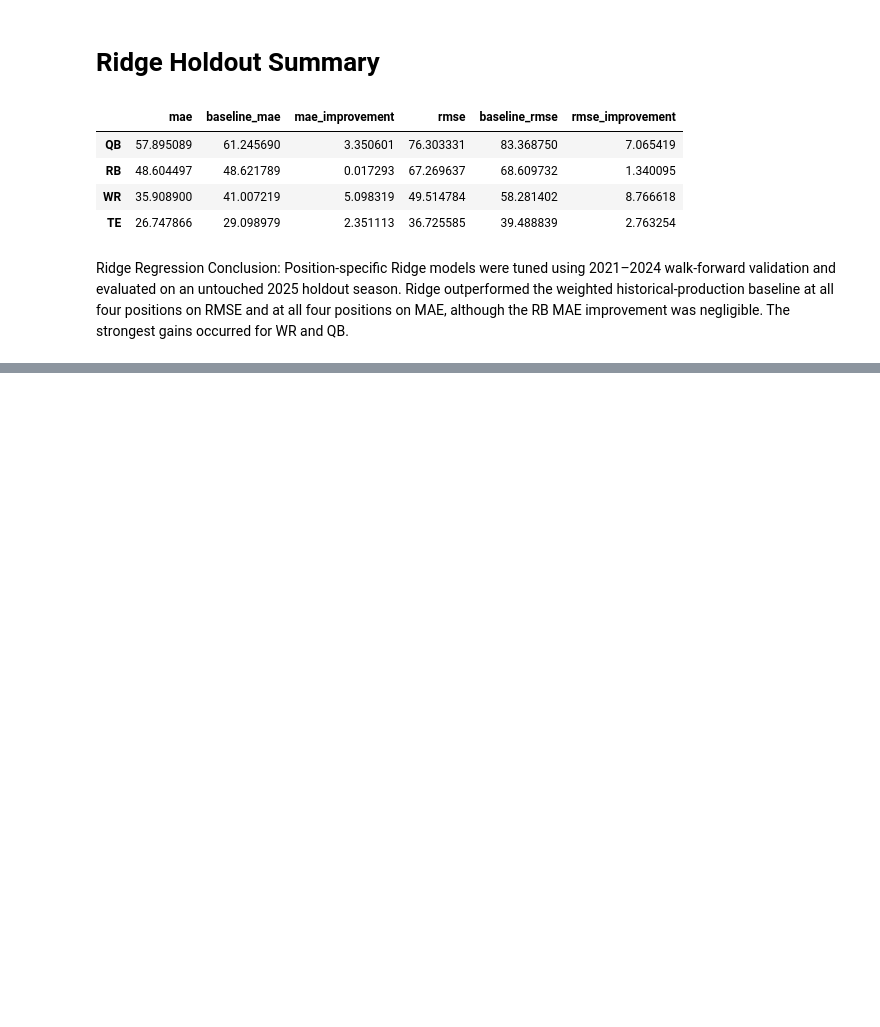
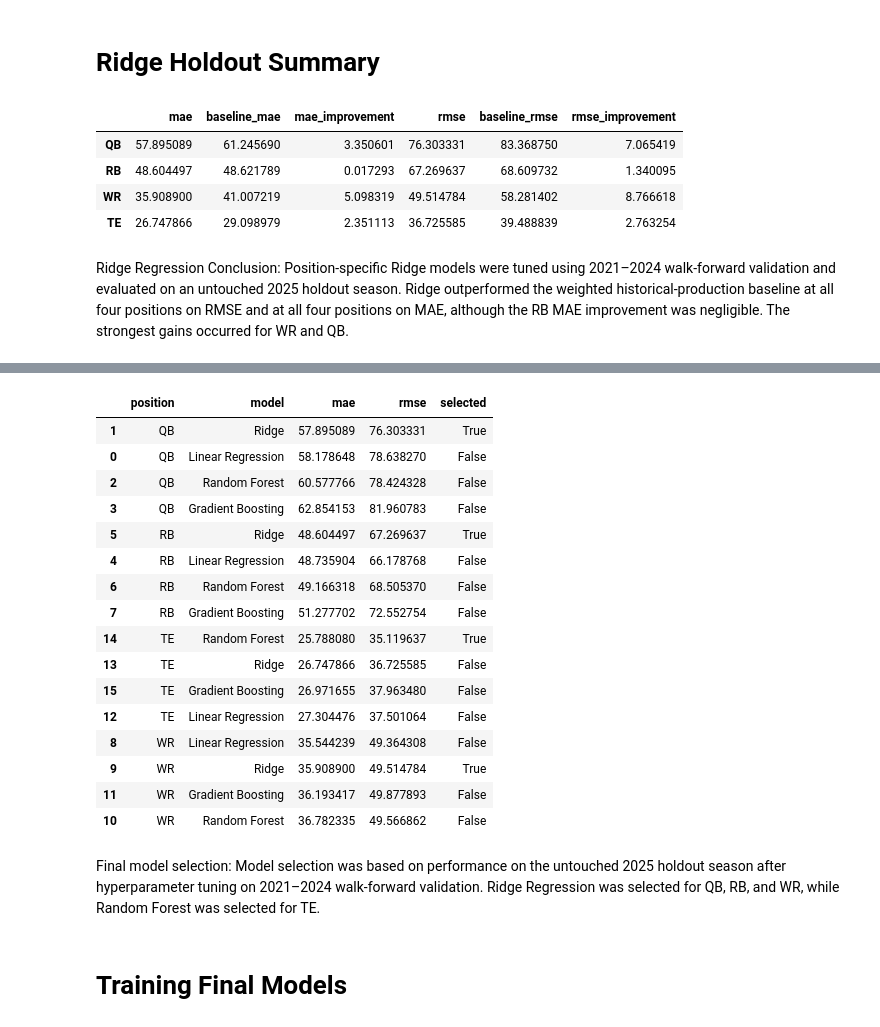
Before and after one commit to thjquinn/fantasy-football-projection-model, a Jupyter notebook: notebooks/05_modeling.ipynb, the cells around one changed output, grey strips where cells are left out. Drawn from its saved outputs; the diff is of its cells as text; code cells hidden in the pictures; blank space fills up the shorter version.

```diff
--- a/notebooks/05_modeling.ipynb
+++ b/notebooks/05_modeling.ipynb
@@ -1065,0 +1725,13 @@ Ridge Regression Conclusion: Position-specific Ridge models were tuned using 202
+# %%
+te_gb_2025 = evaluate_gradient_boosting(
+    te_df,
+    te_features,
+    target,
+    [2025],
+    n_estimators=100,
+    learning_rate=0.05,
+    max_depth=3,
+    min_samples_leaf=5
+)
+
+te_gb_2025
@@ -1065,0 +1743,5 @@ Ridge Regression Conclusion: Position-specific Ridge models were tuned using 202
+# %%
+qb_linear_2025 = qb_results[qb_results["season"] == 2025]
+rb_linear_2025 = rb_results[rb_results["season"] == 2025]
+wr_linear_2025 = wr_results[wr_results["season"] == 2025]
+te_linear_2025 = te_results[te_results["season"] == 2025]
@@ -1065,0 +1876,37 @@ Ridge Regression Conclusion: Position-specific Ridge models were tuned using 202
+# %%
+selected_models = {
+    "QB": "Ridge",
+    "RB": "Ridge",
+    "WR": "Ridge",
+    "TE": "Random Forest"
+}
+# %%
+final_model_comparison["selected"] = (
+    final_model_comparison.apply(
+        lambda row:
+        row["model"] == selected_models[row["position"]],
+        axis=1
+    )
+)
+
+final_model_comparison.sort_values(
+    ["position", "mae"]
+)
+# %% [output]
+|  | position | model | mae | rmse | selected |
+| 1 | QB | Ridge | 57.895089 | 76.303331 | True |
+| 0 | QB | Linear Regression | 58.178648 | 78.638270 | False |
+| 2 | QB | Random Forest | 60.577766 | 78.424328 | False |
+| 3 | QB | Gradient Boosting | 62.854153 | 81.960783 | False |
+| 5 | RB | Ridge | 48.604497 | 67.269637 | True |
+| 4 | RB | Linear Regression | 48.735904 | 66.178768 | False |
+| 6 | RB | Random Forest | 49.166318 | 68.505370 | False |
+| 7 | RB | Gradient Boosting | 51.277702 | 72.552754 | False |
+| 14 | TE | Random Forest | 25.788080 | 35.119637 | True |
+| 13 | TE | Ridge | 26.747866 | 36.725585 | False |
+| 15 | TE | Gradient Boosting | 26.971655 | 37.963480 | False |
+| 12 | TE | Linear Regression | 27.304476 | 37.501064 | False |
+| 8 | WR | Linear Regression | 35.544239 | 49.364308 | False |
+| 9 | WR | Ridge | 35.908900 | 49.514784 | True |
+| 11 | WR | Gradient Boosting | 36.193417 | 49.877893 | False |
+| 10 | WR | Random Forest | 36.782335 | 49.566862 | False |
@@ -1065,0 +1918,4 @@ Ridge Regression Conclusion: Position-specific Ridge models were tuned using 202
+# %% [markdown]
+Final model selection: Model selection was based on performance on the untouched 2025 holdout season after hyperparameter tuning on 2021–2024 walk-forward validation. Ridge Regression was selected for QB, RB, and WR, while Random Forest was selected for TE.
+# %% [markdown]
+# Training Final Models
```
Also changed, not shown: parts of 46 cells of this notebook, 3 other files.
